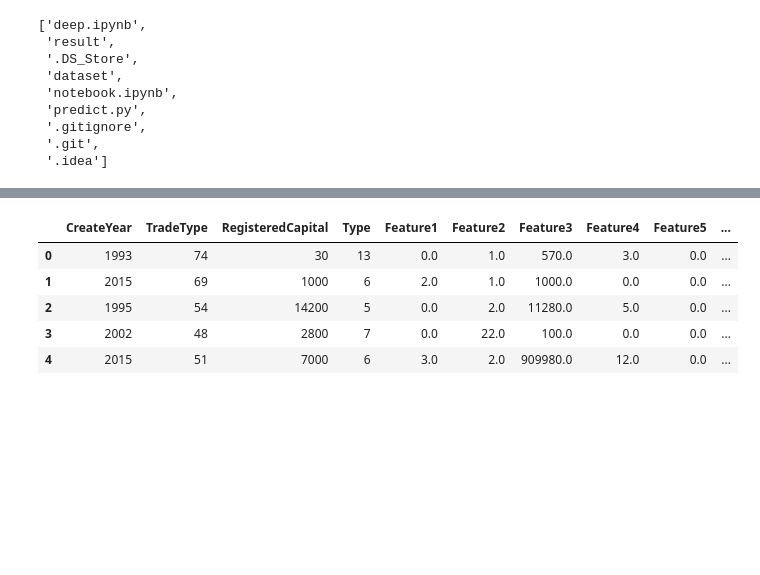
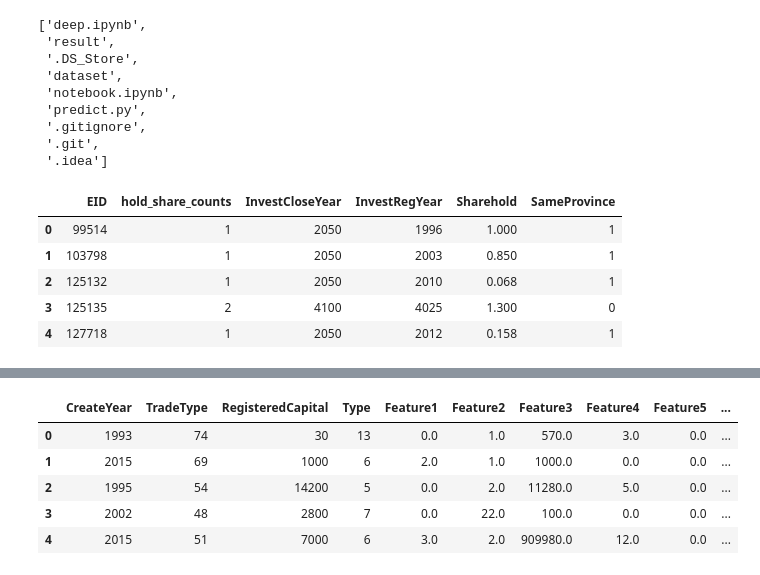
Before and after one commit to covariantFunctor/awesome_algo, a Jupyter notebook: deep.ipynb, the cells around one changed output, grey strips where cells are left out. Saved outputs shown, nothing was run; the diff lists cells and outputs as text; code cells hidden in the pictures; blank space fills up the shorter version.

```diff
--- a/deep.ipynb
+++ b/deep.ipynb
@@ -32 +22,47 @@ invest_data['Sharehold'] = invest_data['Sharehold'].fillna(0).astype('float32')
+# %%
+baseinfo = pd.read_csv('dataset/1baseinfo.csv')
+
+train_labels = pd.read_csv('dataset/train.csv')
+
+test_data = pd.read_csv('dataset/evaluation_public.csv')
+
+invest_data = pd.read_csv('dataset/4investinfo.csv')
+
+invest_data = invest_data[invest_data.Sharehold != 0.0]
+
+invest_data['Sharehold'] = invest_data['Sharehold'].fillna(0).astype('float32')
+invest_data['InvestRegYear'] = invest_data['InvestRegYear'].fillna(1970).astype('int')
+invest_data['InvestCloseYear'] = invest_data['InvestCloseYear'].fillna(2050).astype('int')
+
+invest_same_province_count = invest_data.copy()
+invest_same_province_count = invest_same_province_count[['EID', 'SameProvince']].groupby(['EID']).sum()
+
+invest_share_hold_sum = invest_data.copy()
+invest_share_hold_sum = invest_share_hold_sum[['EID', 'Sharehold']].groupby(['EID']).sum()
+
+invest_start_date_sum = invest_data.copy()
+invest_start_date_sum = invest_start_date_sum[['EID', 'InvestRegYear']].groupby(['EID']).sum()
+
+invest_end_date_sum = invest_data.copy()
+invest_end_date_sum = invest_end_date_sum[['EID', 'InvestCloseYear']].groupby(['EID']).sum()
+
+invest_end_date_sum.head()
+
+invest_data = invest_data[['EID']].groupby(['EID']).size().reset_index(name='hold_share_counts')
+invest_data['hold_share_counts'] = invest_data['hold_share_counts'].fillna(0).astype('int')
+
+invest_data = pd.merge(invest_data, invest_end_date_sum, on='EID', how='left')
+invest_data = pd.merge(invest_data, invest_start_date_sum, on='EID', how='left')
+invest_data = pd.merge(invest_data, invest_share_hold_sum, on='EID', how='left')
+invest_data = pd.merge(invest_data, invest_same_province_count, on='EID', how='left')
+
+
+invest_data.head()
+# %% [output]
+|  | EID | hold_share_counts | InvestCloseYear | InvestRegYear | Sharehold | SameProvince |
+| 0 | 99514 | 1 | 2050 | 1996 | 1.000 | 1 |
+| 1 | 103798 | 1 | 2050 | 2003 | 0.850 | 1 |
+| 2 | 125132 | 1 | 2050 | 2010 | 0.068 | 1 |
+| 3 | 125135 | 2 | 4100 | 4025 | 1.300 | 0 |
+| 4 | 127718 | 1 | 2050 | 2012 | 0.158 | 1 |
 # %%
```
Also changed, not shown: parts of 14 cells of this notebook.
